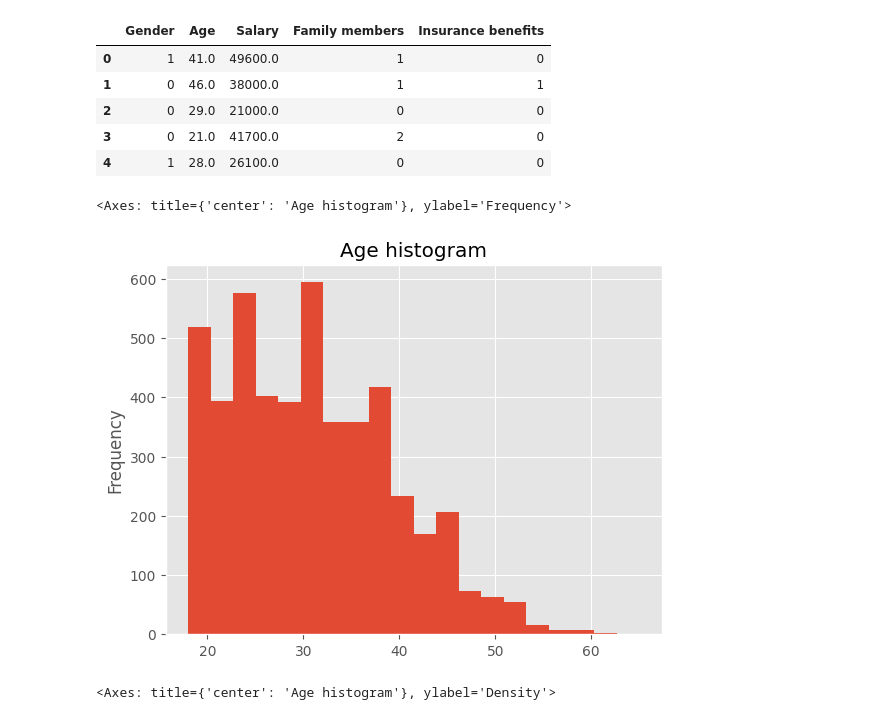
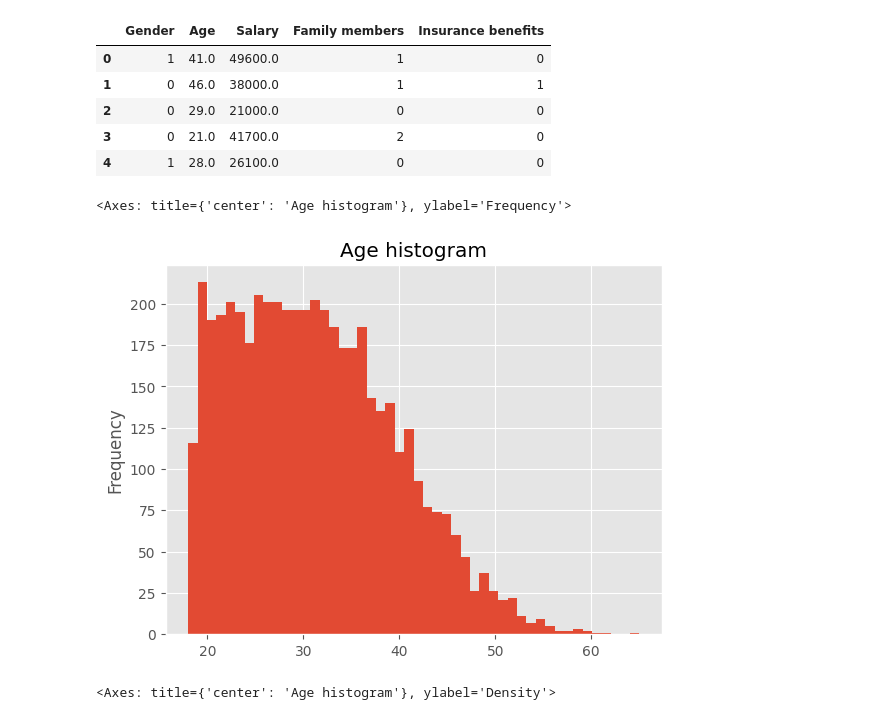
Before and after one commit to somewhereovertherainbo/ML-Algortihms, a Jupyter notebook: kNN.ipynb, the cells around one changed output. Cells and saved outputs as stored; diff of their text form; code cells hidden in the pictures.

```diff
--- a/kNN.ipynb
+++ b/kNN.ipynb
@@ -108,10 +108,10 @@ df.head()
 | 3 | 0 | 21.0 | 41700.0 | 2 | 0 |
 | 4 | 1 | 28.0 | 26100.0 | 0 | 0 |
 # %%
-df['Age'].plot(kind = 'hist', bins = 20, title = 'Age histogram')
+df['Age'].plot(kind = 'hist', bins = 48, title = 'Age histogram')
 # %% [output]
 <Axes: title={'center': 'Age histogram'}, ylabel='Frequency'>
-[figure, old version]
+[figure, new version]
 # %%
 df['Age'].plot(kind = 'kde',  title = 'Age histogram')
 # %% [output]
```
Also changed, not shown: parts of 9 cells of this notebook.
